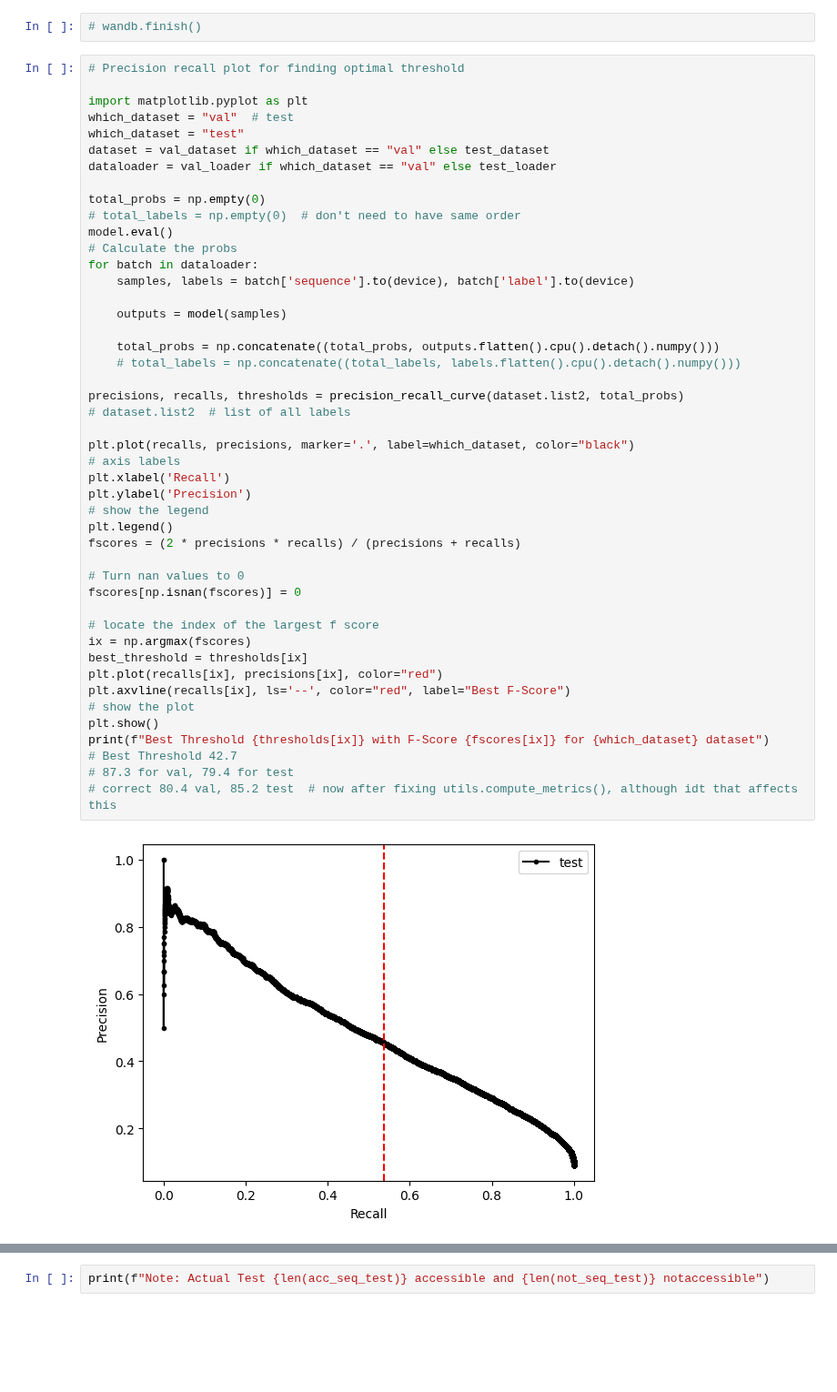
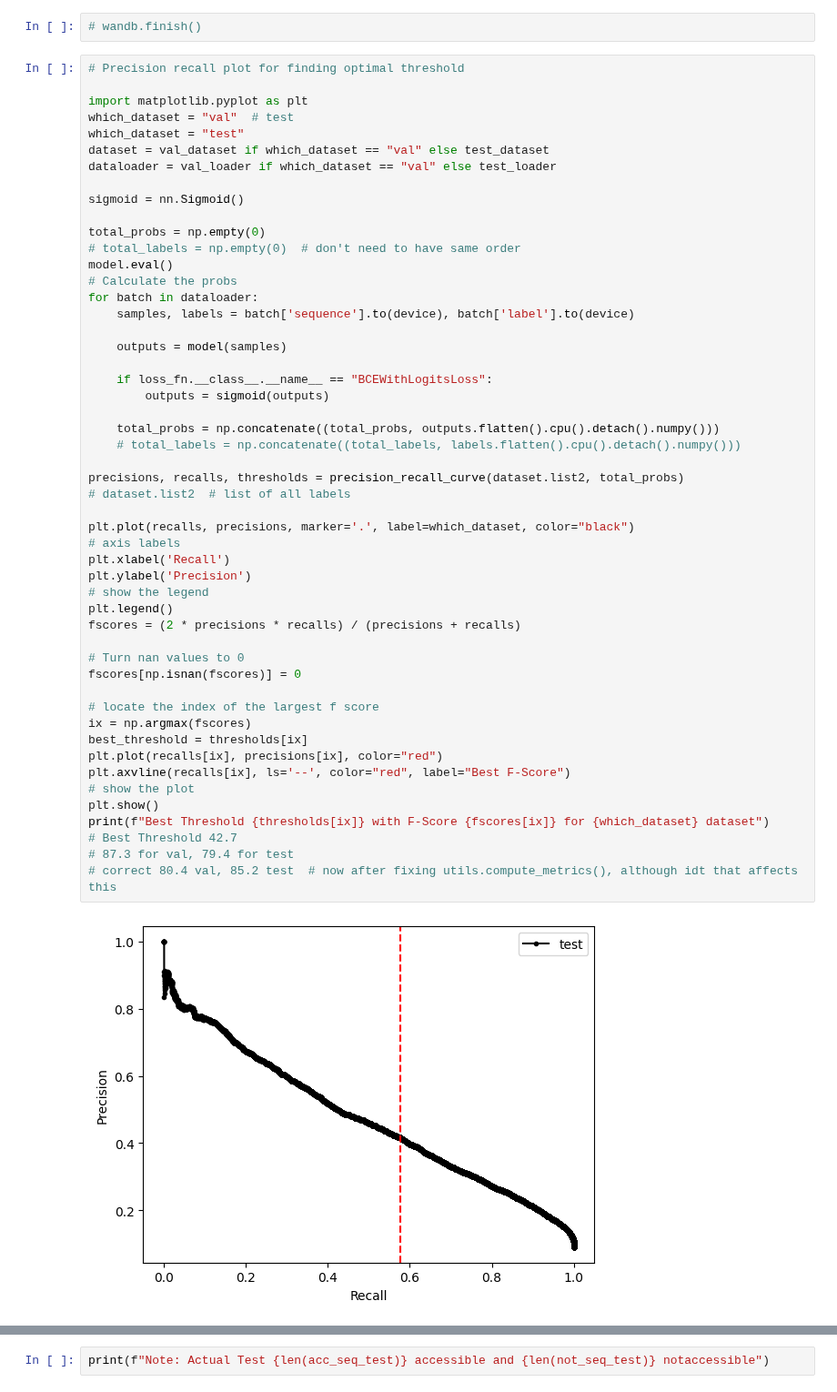
Before and after one commit to petern48/dna-ml-model, a Jupyter notebook: main.ipynb, the cells around one changed output, grey strips where cells are left out. Shown at 91% size. Cells and saved outputs as stored; diff of their text form; blank space fills up the shorter version.

Commit message:
Bug Fix: Add sigmoid for bce logits loss to the test code and precision recall graph code

```diff
--- a/main.ipynb
+++ b/main.ipynb
@@ -427,6 +449,8 @@ which_dataset = "test"
 dataset = val_dataset if which_dataset == "val" else test_dataset
 dataloader = val_loader if which_dataset == "val" else test_loader
 
+sigmoid = nn.Sigmoid()
+
 total_probs = np.empty(0)
 # total_labels = np.empty(0)  # don't need to have same order
 model.eval()
@@ -435,34 +459,37 @@ for batch in dataloader:
     samples, labels = batch['sequence'].to(device), batch['label'].to(device)
 
     outputs = model(samples)
+
+    if loss_fn.__class__.__name__ == "BCEWithLogitsLoss":
+        outputs = sigmoid(outputs)
 
     total_probs = np.concatenate((total_probs, outputs.flatten().cpu().detach().numpy()))
     # total_labels = np.concatenate((total_labels, labels.flatten().cpu().detach().numpy()))
 
 precisions, recalls, thresholds = precision_recall_curve(dataset.list2, total_probs)
 # dataset.list2  # list of all labels
 
 plt.plot(recalls, precisions, marker='.', label=which_dataset, color="black")
 # axis labels
 plt.xlabel('Recall')
 plt.ylabel('Precision')
 # show the legend
 plt.legend()
 fscores = (2 * precisions * recalls) / (precisions + recalls)
 
 # Turn nan values to 0
 fscores[np.isnan(fscores)] = 0
 
 # locate the index of the largest f score
 ix = np.argmax(fscores)
 best_threshold = thresholds[ix]
 plt.plot(recalls[ix], precisions[ix], color="red")
 plt.axvline(recalls[ix], ls='--', color="red", label="Best F-Score")
 # show the plot
 plt.show()
 print(f"Best Threshold {thresholds[ix]} with F-Score {fscores[ix]} for {which_dataset} dataset")
 # Best Threshold 42.7
 # 87.3 for val, 79.4 for test
 # correct 80.4 val, 85.2 test  # now after fixing utils.compute_metrics(), although idt that affects this
 # %% [output]
-[figure, old version]
+[figure, new version]
```
Also changed, not shown: parts of 14 cells of this notebook.
